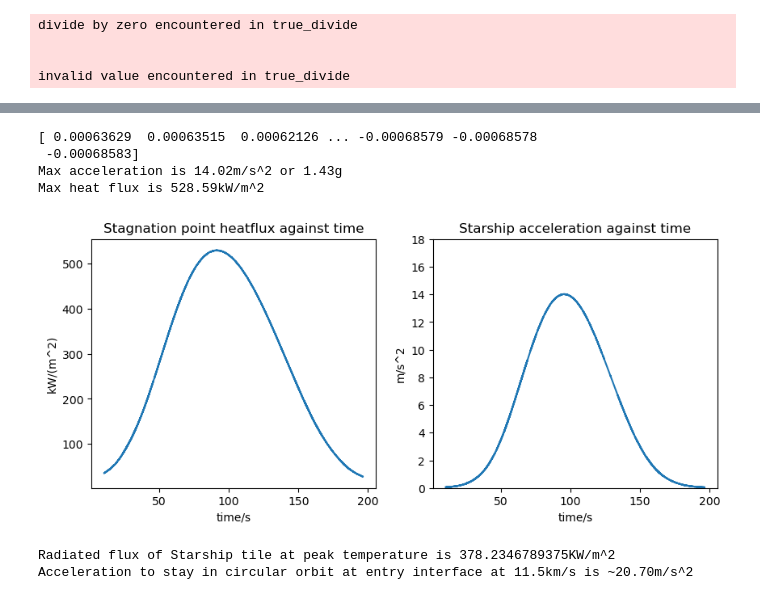
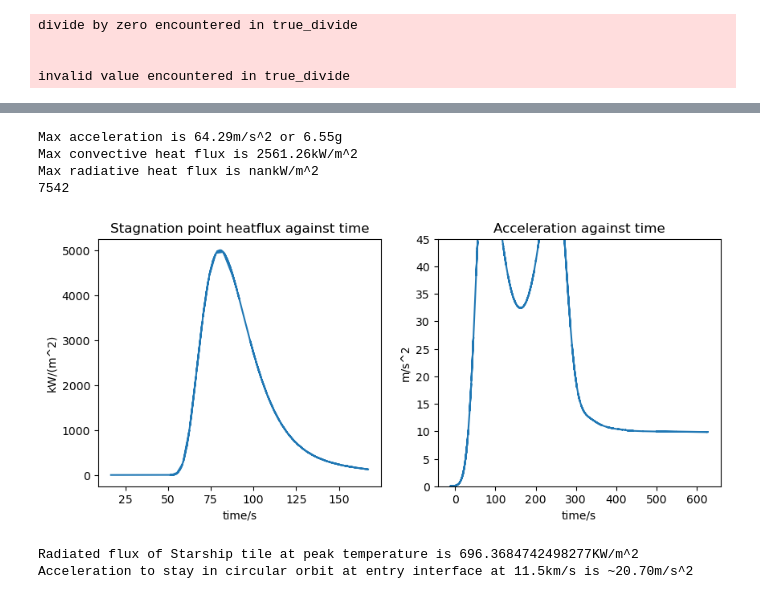
Before and after one commit to jackSN8/mars-3-months, a Jupyter notebook: hyperbolic-earth-entry.ipynb, the cells around one changed output, grey strips where cells are left out. Cells and saved outputs as stored; diff of their text form; code cells hidden in the pictures.

Commit message:
worked on radiative reentry calcas

```diff
--- a/hyperbolic-earth-entry.ipynb
+++ b/hyperbolic-earth-entry.ipynb
@@ -154,6 +177,7 @@ reentry_time = []
 reentry_alts = []
 reentry_accs_dumb = []
 stagnation_heat_fluxs = []
+radiative_fluxs = []
 entry_interface = 0
 reentry_angle = 0
 
@@ -176,6 +200,7 @@ def reentry_accel(accel):
         global stagnation_heat_fluxs
         global reentry_accs_dumb
         global reentry_angle
+        global radiative_fluxs
 
         if alt<999*u.km and alt>0*u.km:
             density = 0*u.kg/(u.m**3)
@@ -216,6 +241,7 @@ def reentry_accel(accel):
 
             #stagnation enthalpy ~ V_flow^2/2
             h0 = square_v*1e6*0.5
+
             #boundary layer edge temperature
             T0=stagnation_temperature((square_v**0.5)*1e3,atmosphere.properties(alt)[0].value)
             Te= boundary_layer_edge_temperature(mach_num,T0)
@@ -232,6 +258,9 @@ def reentry_accel(accel):
 
             #Sutton-Graves
             heat_fluxs_dumb_val = (2.974e-4)*((atmosphere.properties(alt)[2].value/r_curvature)**0.5)*((square_v*1e6)**1.5)*1e-3#at end convert to kW/m^2
+            #empirical radiative
+            q_r_val = radiative_empirical_3(rho = density.value,v=norm_v,radius=4.5)#convert to kW, and factor of 4 to reach parity
+
 
             #print(t0)
             orb_fin = Orbit.from_vectors(Earth, p*u.km, v*u.km/u.s,epoch = date_arrival+t0)
@@ -243,6 +272,7 @@ def reentry_accel(accel):
                 reentry_alts.append(alt.value)
                 stagnation_heat_fluxs.append(heat_fluxs_dumb_val)
                 reentry_accs_dumb.append((d_factor*np.linalg.norm(drag_acc+lift_acc)*1e3))
+                radiative_fluxs.append(q_r_val*15)
 
 
             #print(acc)
@@ -438,54 +474,56 @@ def smooth_data(data, window_length=3, polyorder=2):
     # Ensure window_length is odd and valid
     if window_length % 2 == 0:
         window_length += 1
 
     # Apply Savitzky-Golay filter
     smoothed_data = savgol_filter(data, window_length=window_length, polyorder=polyorder)
     print(smoothed_data)
     return smoothed_data
 
-reentry_accs_smooth = smooth_data(np.array(reentry_accs))
+#reentry_accs_smooth = smooth_data(np.array(reentry_accs))
 
 ax1.set_ylabel("kW/(m^2)")
 # plt.xlabel("distance downrange, km")
 ax1.set_xlabel("time/s")
 #plt.xlim(12500,14000)
 #plt.ylim(top = 100)
 #print(reentry_alts)
 #plt.ylim(150)
 #ax1.set_xlim(2600)
 ax1.set_title("Stagnation point heatflux against time")
 # ax1.set_ylim(top = 3, bottom = -25)
-ax1.plot(np.array(reentry_time)-820,np.array(stagnation_heat_fluxs))
-ax2.set_title("Starship acceleration against time")
+ax1.plot(np.array(reentry_time[820:2520])-820,np.array(radiative_fluxs[820:2520]))
+ax2.set_title("Acceleration against time")
 # ax2.set_ylim(top = 95, bottom = -0)
 ax2.set_ylabel("m/s^2")
-ax2.set_ylim(top = 18)
+ax2.set_ylim(top = 45)
 ax2.set_xlabel("time/s")
 ax2.plot(np.array(reentry_time)-820,np.array(reentry_accs_dumb))
 max_acc = np.max(np.array(reentry_accs_dumb[:3000]))
-max_flux = np.max(np.array(stagnation_heat_fluxs))
-
+max_conv_flux = np.max(np.array(stagnation_heat_fluxs))
+max_rad_flux = np.max(np.array(radiative_fluxs))
 print(f"Max acceleration is {max_acc:.2f}m/s^2 or {max_acc/9.81:.2f}g")
-print(f"Max heat flux is {max_flux:.2f}kW/m^2")
+print(f"Max convective heat flux is {max_conv_flux:.2f}kW/m^2")
+print(f"Max radiative heat flux is {max_rad_flux:.2f}kW/m^2")
 
 # ax2.plot(t_final,a_final*1000, marker='o', linewidth=0.001)
 #print(np.array(reentry_time))
+print(len(radiative_fluxs))
 # %% [output]
-[ 0.00063629  0.00063515  0.00062126 ... -0.00068579 -0.00068578
- -0.00068583]
-Max acceleration is 14.02m/s^2 or 1.43g
-Max heat flux is 528.59kW/m^2
+Max acceleration is 64.29m/s^2 or 6.55g
+Max convective heat flux is 2561.26kW/m^2
+Max radiative heat flux is nankW/m^2
+7542
-[figure, old version]
+[figure, new version]
 # %%
 sigma = 5.67*1e-8
-temp = 1650
+temp = 1922
 w_e = 0.9*sigma*temp**4/1000
 print(f"Radiated flux of Starship tile at peak temperature is {w_e}KW/m^2")
 
 print(f"Acceleration to stay in circular orbit at entry interface at 11.5km/s is ~{(11500**2)/(6390000):.2f}m/s^2")
 # %% [output]
-Radiated flux of Starship tile at peak temperature is 378.2346789375KW/m^2
+Radiated flux of Starship tile at peak temperature is 696.3684742498277KW/m^2
 Acceleration to stay in circular orbit at entry interface at 11.5km/s is ~20.70m/s^2
 # %%
 import os
```
Also changed, not shown: parts of 7 cells of this notebook, 1 other file.
